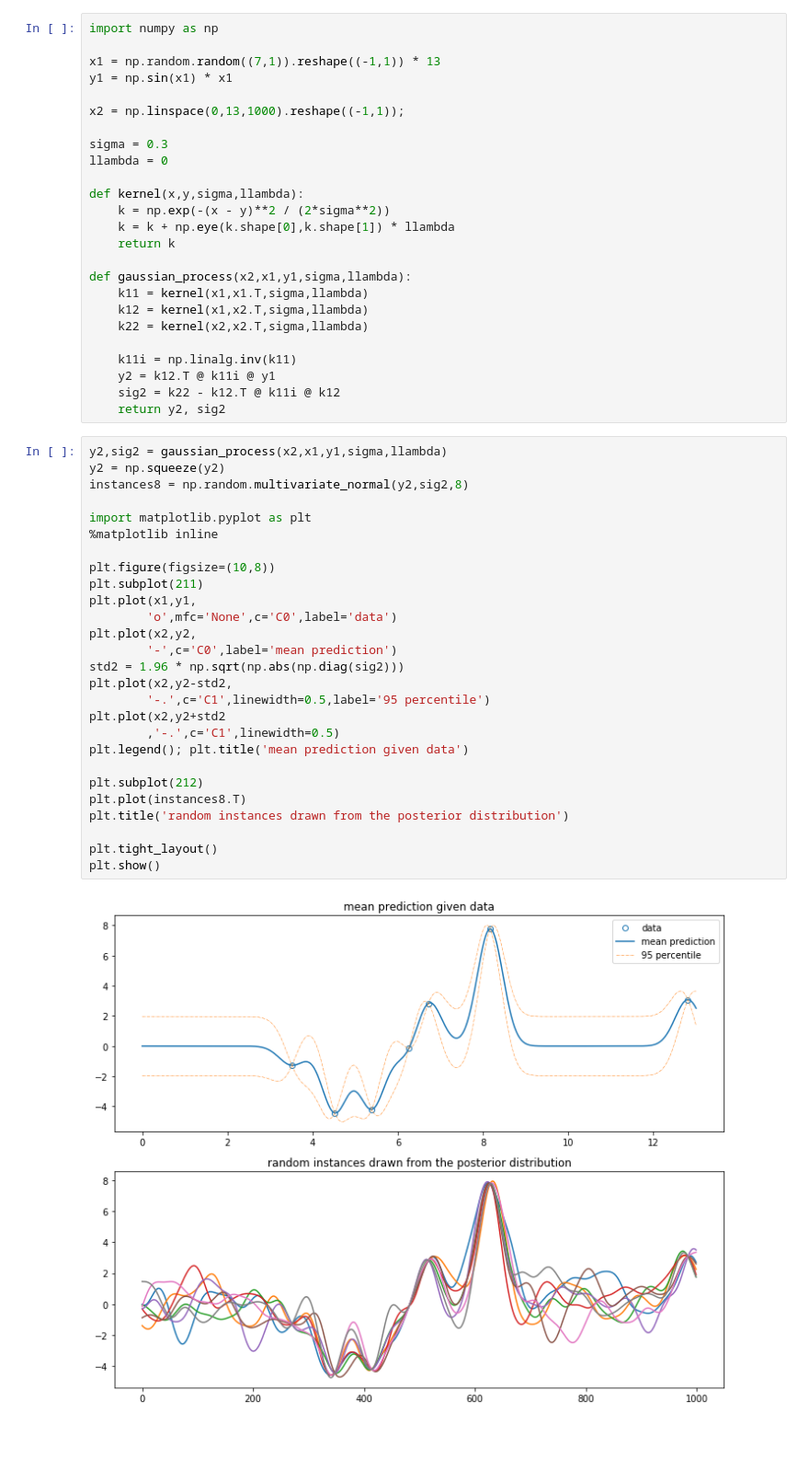
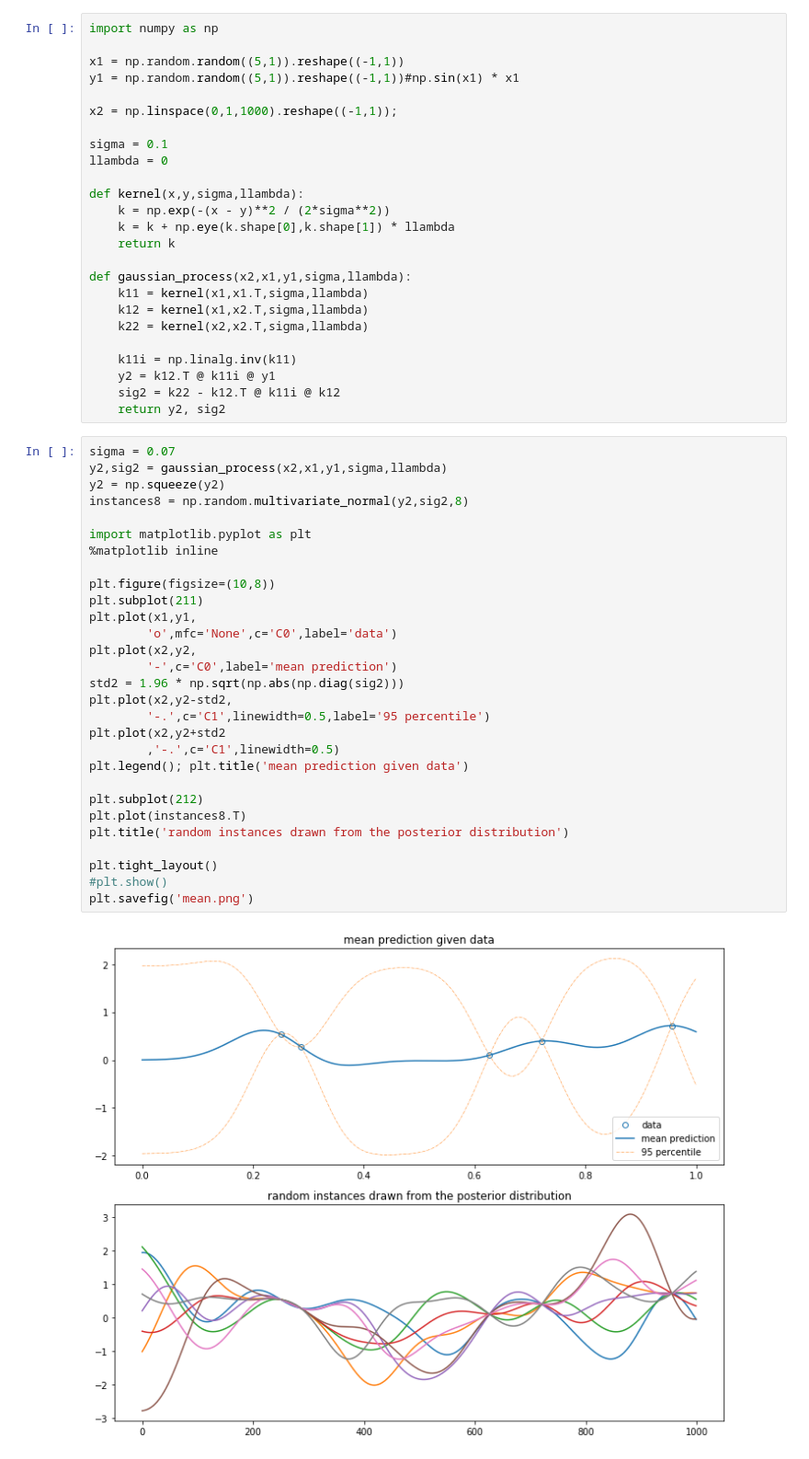
Before and after one commit to gabrieldernbach/gaussian_process, a Jupyter notebook: gp.ipynb, the cells around one changed output. Shown: that part at 92% size. Saved outputs shown, nothing was run; the diff lists cells and outputs as text.

```diff
--- a/gp.ipynb
+++ b/gp.ipynb
@@ -1,12 +1,12 @@
 # %%
 import numpy as np
 
-x1 = np.random.random((7,1)).reshape((-1,1)) * 13
-y1 = np.sin(x1) * x1
+x1 = np.random.random((5,1)).reshape((-1,1))
+y1 = np.random.random((5,1)).reshape((-1,1))#np.sin(x1) * x1
 
-x2 = np.linspace(0,13,1000).reshape((-1,1));
+x2 = np.linspace(0,1,1000).reshape((-1,1));
 
-sigma = 0.3
+sigma = 0.1
 llambda = 0
 
 def kernel(x,y,sigma,llambda):
@@ -24,31 +24,33 @@ def gaussian_process(x2,x1,y1,sigma,llambda):
     sig2 = k22 - k12.T @ k11i @ k12
     return y2, sig2
 # %%
+sigma = 0.07
 y2,sig2 = gaussian_process(x2,x1,y1,sigma,llambda)
 y2 = np.squeeze(y2)
 instances8 = np.random.multivariate_normal(y2,sig2,8)
 
 import matplotlib.pyplot as plt
 %matplotlib inline
 
 plt.figure(figsize=(10,8))
 plt.subplot(211)
 plt.plot(x1,y1,
         'o',mfc='None',c='C0',label='data')
 plt.plot(x2,y2,
         '-',c='C0',label='mean prediction')
 std2 = 1.96 * np.sqrt(np.abs(np.diag(sig2)))
 plt.plot(x2,y2-std2,
         '-.',c='C1',linewidth=0.5,label='95 percentile')
 plt.plot(x2,y2+std2
         ,'-.',c='C1',linewidth=0.5)
 plt.legend(); plt.title('mean prediction given data')
 
 plt.subplot(212)
 plt.plot(instances8.T)
 plt.title('random instances drawn from the posterior distribution')
 
 plt.tight_layout()
-plt.show()
+#plt.show()
+plt.savefig('mean.png')
 # %% [output]
-[figure, old version]
+[figure, new version]
```
Also changed, not shown: 38 other files.
